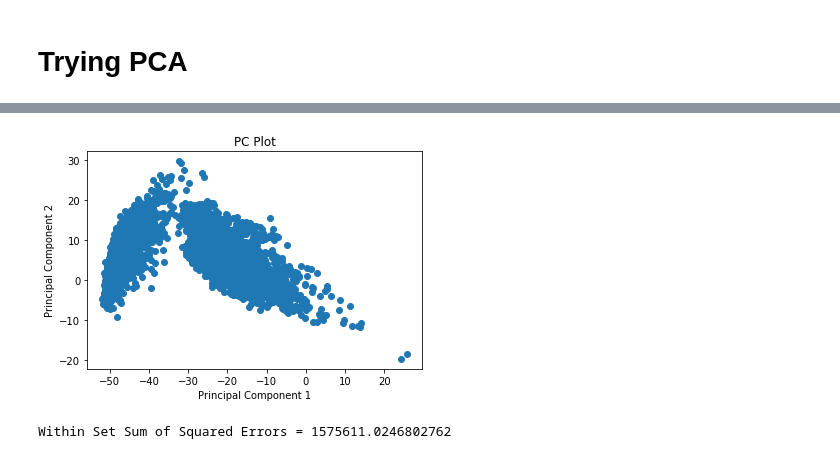
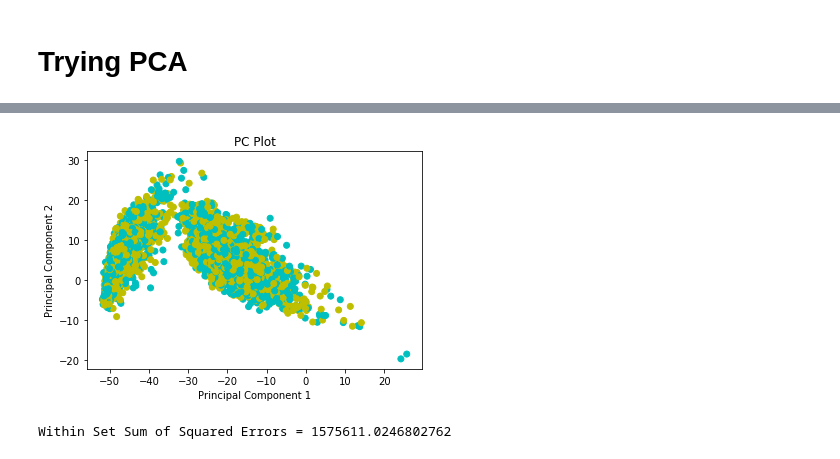
Before and after one commit to nathanhwangbo/PSTAT135_Final, a Jupyter notebook: preprocessing.ipynb, the cells around one changed output, grey strips where cells are left out. Saved outputs shown, nothing was run; the diff lists cells and outputs as text; code cells hidden in the pictures.

```diff
--- a/preprocessing.ipynb
+++ b/preprocessing.ipynb
@@ -262,13 +262,13 @@ train_x_pc1 = train_x_2.rdd.map(lambda x: (x[0][0])).collect()
 train_x_pc2 = train_x_2.rdd.map(lambda x: (x[0][1])).collect()
 # %%
 #plot the first pc on x axis, second pc on y axix
-plt.scatter(train_x_pc1, train_x_pc2)
+plt.scatter(train_x_pc1,train_x_pc2,c='yc')
 plt.title('PC Plot')
 plt.xlabel("Principal Component 1")
 plt.ylabel("Principal Component 2")
 plt.show()
 # %% [output]
-[figure, old version]
+[figure, new version]
 # %%
 kmeans = KMeans().setK(6).setSeed(1)
 train_x_kmeans = kmeans.fit(train_x_vectorized.select('features'))
```
Also changed, not shown: parts of 8 cells of this notebook.
